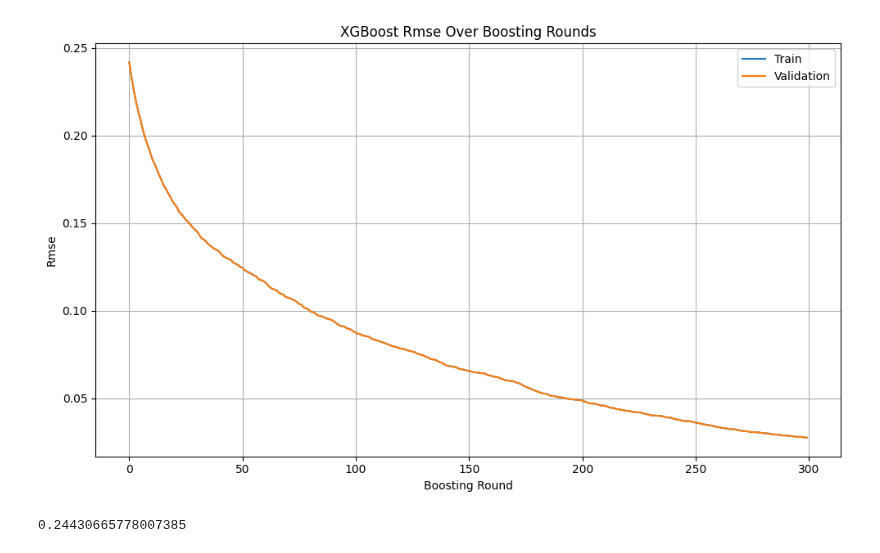
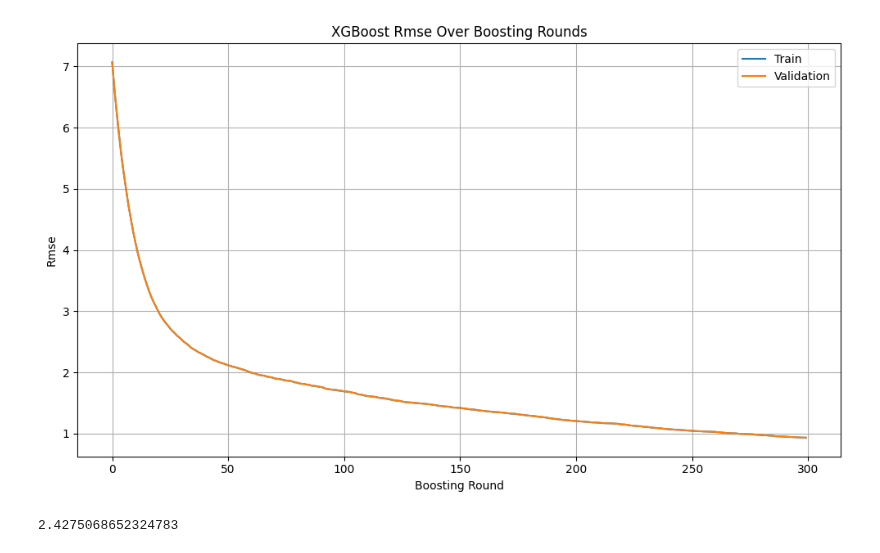
Before and after one commit to DageBjorne/transfertreeboost, a Jupyter notebook: uci.ipynb, the cells around one changed output. Saved outputs shown, nothing was run; the diff lists cells and outputs as text; code cells hidden in the pictures.

```diff
--- a/uci.ipynb
+++ b/uci.ipynb
@@ -11,12 +11,15 @@ from baselines import *
 from ucimlrepo import fetch_ucirepo
 
 # fetch dataset
-abalone = fetch_ucirepo(id=925) #abalone = 1, InfraRed = 925, concrete = 165, Auto MPG = 9, Automobile = 10
+abalone = fetch_ucirepo(id=1) #abalone = 1, InfraRed = 925, concrete = 165, Auto MPG = 9, Automobile = 10
 
 # data (as pandas dataframes)
 X = abalone.data.features
 y = abalone.data.targets
 
+X = abalone.data.features.reset_index(drop=True)
+y = abalone.data.targets.reset_index(drop=True)
+
 print(f'Amount of features: {X.shape[1]}, amount of datapoints: {X.shape[0]}')
 
 y = y[y.columns[0]]
@@ -62,13 +49,14 @@ for feature in X.columns:
     single_features.append(single_feature)
     features.append(feature)
     if np.issubdtype(single_feature.dtype, np.number):
-        corr_coef = np.abs(float(np.corrcoef(single_feature, y)[0,1]))
+        corr_coef = single_feature.corr(y)
     else:
         corr_coef = 0
     corr_coefs.append(corr_coef)
 
 # Select the variable that has correlation closest to 0.4
-idx = min(range(len(corr_coefs)), key=lambda i: abs(corr_coefs[i] - 0.4))
+idx = min(range(len(corr_coefs)), key=lambda i: abs(abs(corr_coefs[i]) - 0.4)) #TODO: Fix this!!!! #UPDATE: probably fixed!
+print(idx)
 closest_value = corr_coefs[idx]
 selected_variable = X.columns[idx]
 
@@ -87,7 +75,7 @@ df3 = data.iloc[2*t:]
 
 #randomly select the target set
 df = [df1, df2, df3]
-random_index =  0 #np.random.choice(3)
+random_index =  2 #np.random.choice(3)
 data_target = df[random_index]
 data_source = pd.concat([df[i] for i in range(3) if i != random_index], ignore_index=True)
 
@@ -121,17 +107,17 @@ print(rmse)
 # %%
 params = {
     'objective': 'reg:squarederror',  # Regression with squared error
-    'max_depth': 3,                   # Maximum depth of a tree
+    'max_depth': 2,                   # Maximum depth of a tree
     'eta': 0.1,                       # Learning rate
     'eval_metric': 'rmse',           # RMSE as evaluation metric
     }
 
 bst = train_xgboost(X_target_train, y_target_train, X_target_train, y_target_train, boosting_rounds=300, params=params, early_stopping_rounds=500, show_curve=True)
 preds = test_xgboost(X_target_test, bst)
 rmse = compute_rmse(preds, y_target_test)
 mae = compute_mae(preds, y_target_test)
 
 print(rmse)
 # %% [output]
-[figure, old version]
+[figure, new version]
-0.24430665778007385
+2.4275068652324783
```
Also changed, not shown: parts of 5 cells of this notebook, 1 other file.
